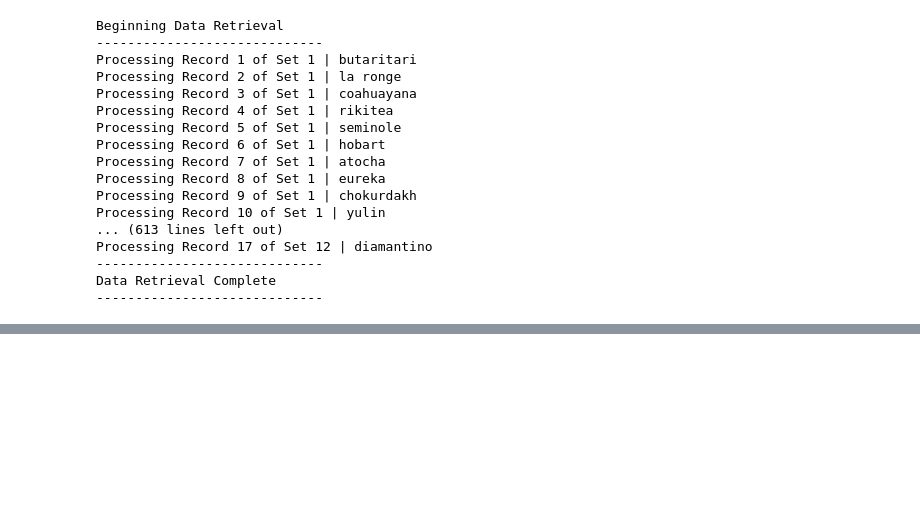
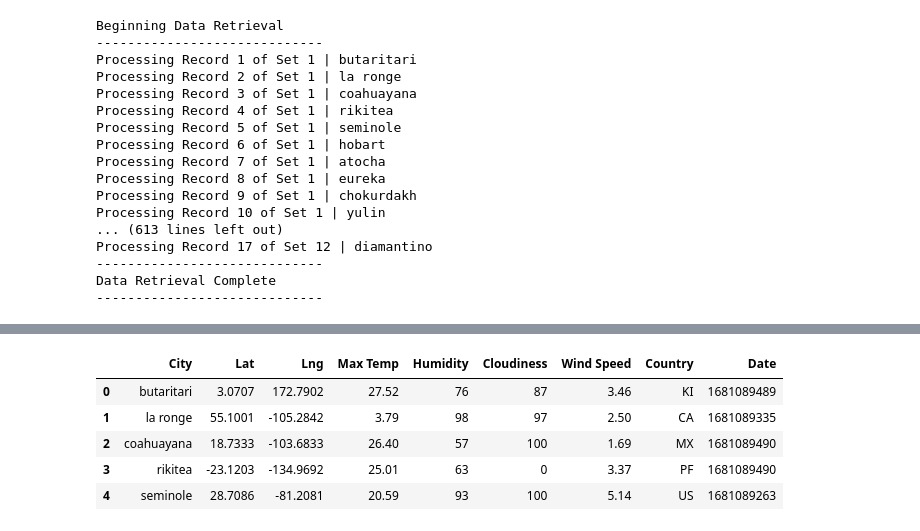
Before and after one commit to VinnyShankar/python-api-challenge, a Jupyter notebook: WeatherPy/WeatherPy.ipynb, the cells around one changed output, grey strips where cells are left out. Drawn from its saved outputs; the diff is of its cells as text; code cells hidden in the pictures; blank space fills up the shorter version.

Commit message:
convert to csv

```diff
--- a/WeatherPy/WeatherPy.ipynb
+++ b/WeatherPy/WeatherPy.ipynb
@@ -137,3 +137,9 @@ Processing Record 17 of Set 12 | diamantino
 -----------------------------
 Data Retrieval Complete
 -----------------------------
+# %%
+#Convert into DataFrame
+city_data_df = pd.DataFrame(city_data)
+
+#Show record count
+city_data_df.count()
@@ -139,0 +157,10 @@ Data Retrieval Complete
+# %%
+#Display data preview
+city_data_df.head()
+# %% [output]
+|  | City | Lat | Lng | Max Temp | Humidity | Cloudiness | Wind Speed | Country | Date |
+| 0 | butaritari | 3.0707 | 172.7902 | 27.52 | 76 | 87 | 3.46 | KI | 1681089489 |
+| 1 | la ronge | 55.1001 | -105.2842 | 3.79 | 98 | 97 | 2.50 | CA | 1681089335 |
+| 2 | coahuayana | 18.7333 | -103.6833 | 26.40 | 57 | 100 | 1.69 | MX | 1681089490 |
+| 3 | rikitea | -23.1203 | -134.9692 | 25.01 | 63 | 0 | 3.37 | PF | 1681089490 |
+| 4 | seminole | 28.7086 | -81.2081 | 20.59 | 93 | 100 | 5.14 | US | 1681089263 |
```
Also changed, not shown: parts of 2 cells of this notebook, 1 other file.
